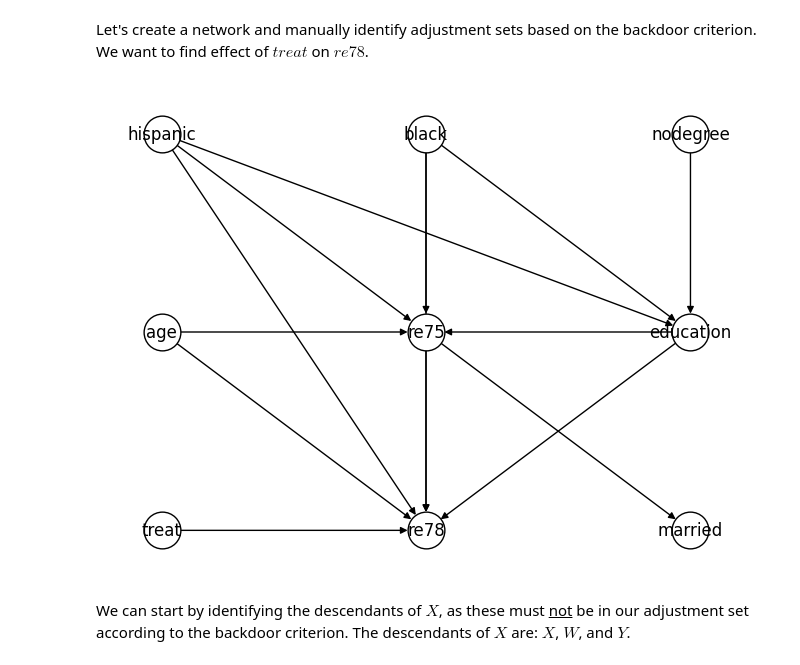
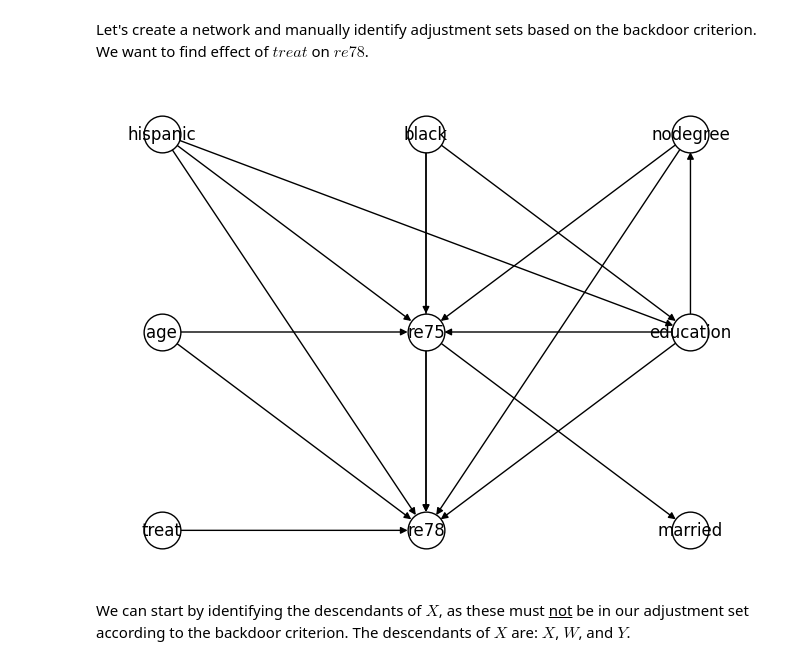
Before and after one commit to sohamchatterjee50/CAUSALITY, a Jupyter notebook: identifying estimands.ipynb, the cells around one changed output. Saved outputs shown, nothing was run; the diff lists cells and outputs as text; code cells hidden in the pictures.

```diff
--- a/identifying estimands.ipynb
+++ b/identifying estimands.ipynb
@@ -53,23 +53,44 @@ Let's create a network and manually identify adjustment sets based on the backdo
 # %%
 # The graph that we started with
 
 graph_v0 = nx.DiGraph()
 
 graph_v0.add_nodes_from(var_names)
 
+# graph_v0.add_edges_from([(var_names[0], var_names[8]), (var_names[1], var_names[7]), (var_names[1], var_names[8]),
+#                   (var_names[2], var_names[7]), (var_names[2], var_names[8]),
+#                 #   (var_names[6], var_names[2]),
+#                   (var_names[7], var_names[5]), (var_names[7], var_names[8]), (var_names[3], var_names[2]), (var_names[4], var_names[2]),
+#                   (var_names[3], var_names[7]), (var_names[4], var_names[7]), (var_names[3], var_names[8]), (var_names[4], var_names[8])])
+
+# graph_v0.add_edges_from([(var_names[0], var_names[8]), (var_names[1], var_names[7]), (var_names[1], var_names[8]),
+#                   (var_names[6], var_names[7]), (var_names[6], var_names[8]),
+#                   (var_names[2], var_names[6]),
+#                   (var_names[7], var_names[5]), (var_names[7], var_names[8]), (var_names[3], var_names[6]), (var_names[4], var_names[6]),
+#                   (var_names[3], var_names[7]), (var_names[4], var_names[7]), (var_names[3], var_names[8]), (var_names[4], var_names[8])])
+
+
+# without nodegree to re75
+# graph_v0.add_edges_from([(var_names[0], var_names[8]), (var_names[1], var_names[7]), (var_names[1], var_names[8]),
+#                   (var_names[2], var_names[7]), (var_names[2], var_names[8]), (var_names[2], var_names[6]), (var_names[6], var_names[8]),
+#                   (var_names[7], var_names[5]), (var_names[7], var_names[8]), (var_names[3], var_names[2]), (var_names[4], var_names[2]),
+                #   (var_names[3], var_names[7]), (var_names[4], var_names[7]), (var_names[3], var_names[8]), (var_names[4], var_names[8])])
+
 graph_v0.add_edges_from([(var_names[0], var_names[8]), (var_names[1], var_names[7]), (var_names[1], var_names[8]),
-                  (var_names[2], var_names[7]), (var_names[2], var_names[8]), (var_names[6], var_names[2]),
+                  (var_names[2], var_names[7]), (var_names[2], var_names[8]), (var_names[2], var_names[6]), (var_names[6], var_names[8]),
                   (var_names[7], var_names[5]), (var_names[7], var_names[8]), (var_names[3], var_names[2]), (var_names[4], var_names[2]),
-                  (var_names[3], var_names[7]), (var_names[4], var_names[7]), (var_names[3], var_names[8]), (var_names[4], var_names[8])])
-                    # (var_names[8], var_names[5])])
+                  (var_names[3], var_names[7]), (var_names[4], var_names[7]), (var_names[3], var_names[8]), (var_names[4], var_names[8]),
+                  (var_names[6], var_names[7])])
+
+
 
 coordinates = [(-1,-1), (-1, 0), (1, 0), (0, 1), (-1, 1), (1, -1), (1, 1), (0, 0), (0, -1)]
 pos= {key: val for key, val in zip(var_names, coordinates)}
 
 nx.draw(graph_v0, pos= pos, with_labels=True, node_size=700, node_color='w', edgecolors ='black')
 nx.write_gml(graph_v0, "backdoor_criterion_graph.gml")
 # %% [output]
-[figure, old version]
+[figure, new version]
 # %%
 # # The final graph
 
```
Also changed, not shown: parts of 8 cells of this notebook.
